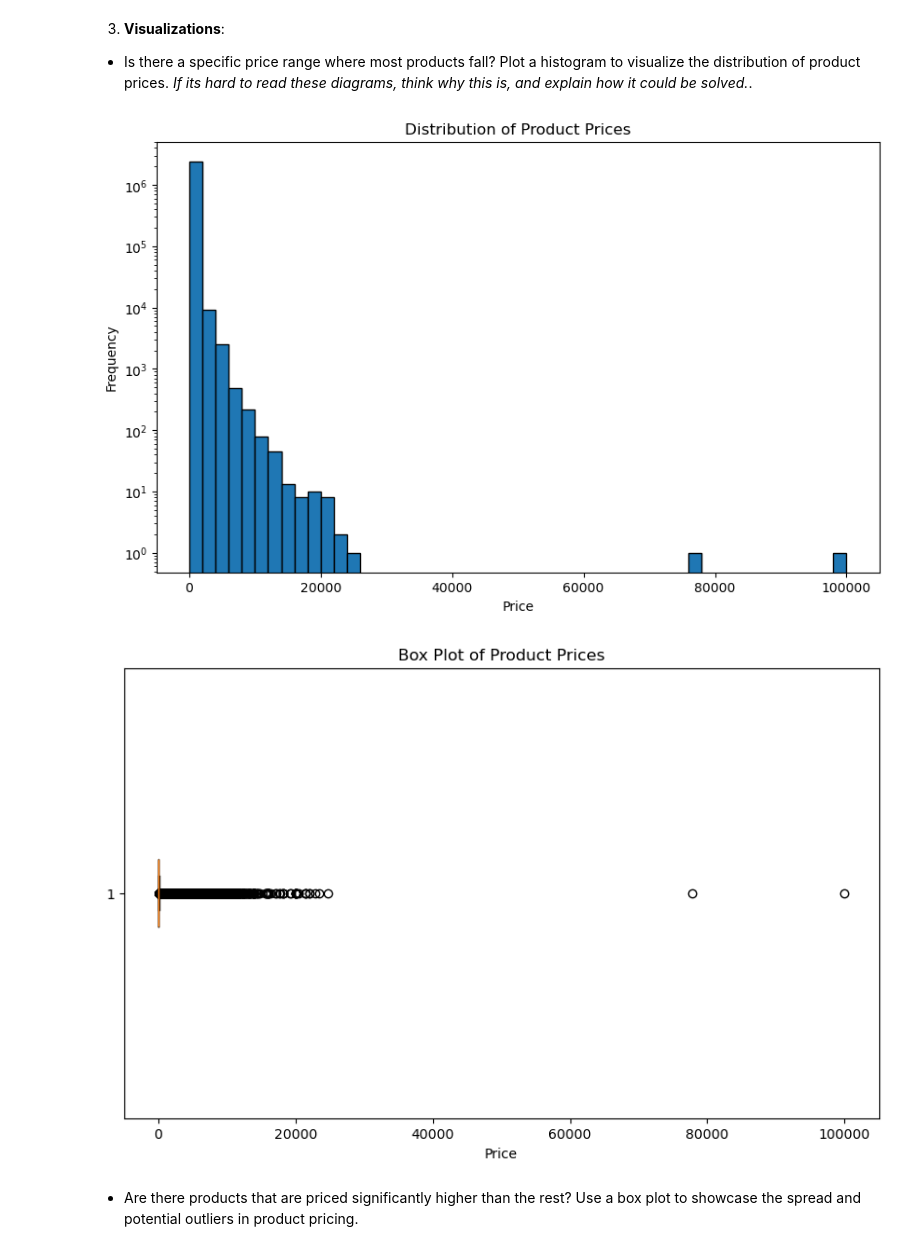
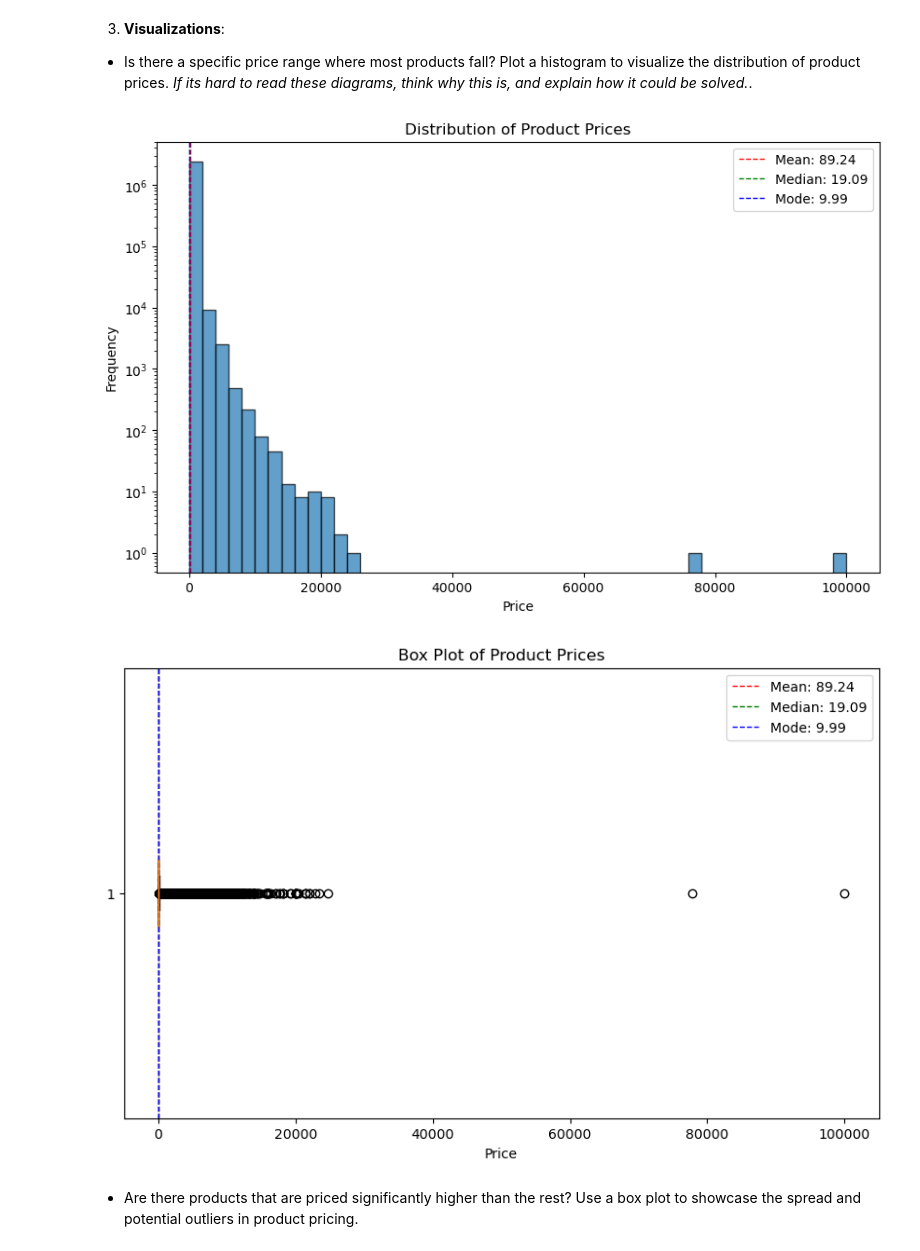
Before and after one commit to jesuserro/lab-eda-univariate, a Jupyter notebook: main.ipynb, the cells around one changed output. Drawn from its saved outputs; the diff is of its cells as text; code cells hidden in the pictures.

```diff
--- a/main.ipynb
+++ b/main.ipynb
@@ -4,7 +4,8 @@ import matplotlib.pyplot as plt
 
 # Load the dataset
 # url = 'https://www.kaggle.com/datasets/asaniczka/uk-optimal-product-price-prediction/'
-df = pd.read_csv('data/amz_uk_price_prediction_dataset.csv')
+file_path = 'data/amz_uk_price_prediction_dataset.csv'
+df = pd.read_csv(file_path)
 
 # Generate a frequency table for the product category
 category_counts = df['category'].value_counts()
@@ -106,31 +107,39 @@ Has calculado la **varianza**, **desviación estándar**, **rango** e **interval
 # %% [markdown]
 3. **Visualizations**:
 - Is there a specific price range where most products fall? Plot a histogram to visualize the distribution of product prices. *If its hard to read these diagrams, think why this is, and explain how it could be solved.*.
-# %%
-import pandas as pd
-import matplotlib.pyplot as plt
-
-# Load the dataset from a local file
-file_path = 'data/amz_uk_price_prediction_dataset.csv'  # Update this path to the location of your CSV file
-df = pd.read_csv(file_path)
-
-# Plot a histogram to visualize the distribution of product prices
-plt.figure(figsize=(10, 6))
-plt.hist(df['price'], bins=50, edgecolor='k')
-plt.title('Distribution of Product Prices')
-plt.xlabel('Price')
-plt.ylabel('Frequency')
-plt.yscale('log')  # Use log scale for better visualization
-plt.show()
-
-# Plot a box plot to showcase the spread and potential outliers in product pricing
-plt.figure(figsize=(10, 6))
-plt.boxplot(df['price'], vert=False)
-plt.title('Box Plot of Product Prices')
-plt.xlabel('Price')
-plt.show()
-# %% [output]
-[figure, removed]
-[figure, removed]
+# %%
+# Calculate mean, median, mode, and standard deviation
+mean_price = df['price'].mean()
+median_price = df['price'].median()
+mode_price = df['price'].mode()[0]
+std_dev_price = df['price'].std()
+
+# Plot a histogram to visualize the distribution of product prices
+plt.figure(figsize=(10, 6))
+plt.hist(df['price'], bins=50, edgecolor='k', alpha=0.7)
+plt.axvline(mean_price, color='r', linestyle='dashed', linewidth=1, label=f'Mean: {mean_price:.2f}')
+plt.axvline(median_price, color='g', linestyle='dashed', linewidth=1, label=f'Median: {median_price:.2f}')
+plt.axvline(mode_price, color='b', linestyle='dashed', linewidth=1, label=f'Mode: {mode_price:.2f}')
+plt.title('Distribution of Product Prices')
+plt.xlabel('Price')
+plt.ylabel('Frequency')
+plt.yscale('log')  # Use log scale for better visualization
+plt.legend()
+plt.show()
+# %% [output]
+[figure, added]
+# %%
+# Plot a box plot to showcase the spread and potential outliers in product pricing
+plt.figure(figsize=(10, 6))
+plt.boxplot(df['price'], vert=False)
+plt.axvline(mean_price, color='r', linestyle='dashed', linewidth=1, label=f'Mean: {mean_price:.2f}')
+plt.axvline(median_price, color='g', linestyle='dashed', linewidth=1, label=f'Median: {median_price:.2f}')
+plt.axvline(mode_price, color='b', linestyle='dashed', linewidth=1, label=f'Mode: {mode_price:.2f}')
+plt.title('Box Plot of Product Prices')
+plt.xlabel('Price')
+plt.legend()
+plt.show()
+# %% [output]
+[figure, added]
 # %% [markdown]
 - Are there products that are priced significantly higher than the rest? Use a box plot to showcase the spread and potential outliers in product pricing.
```
